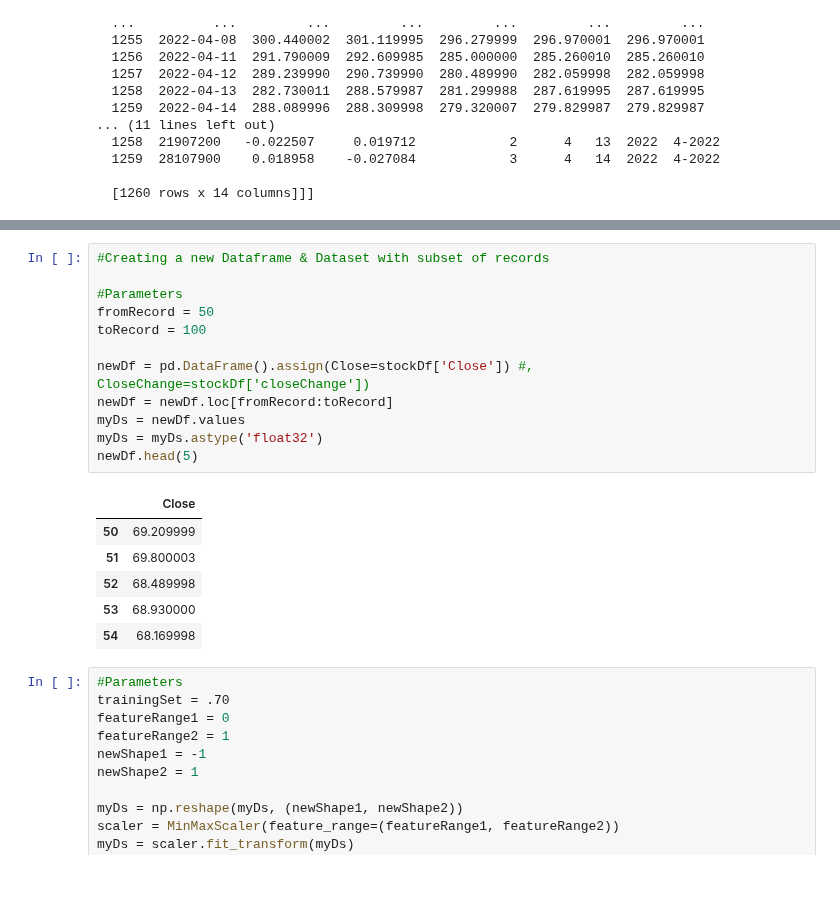
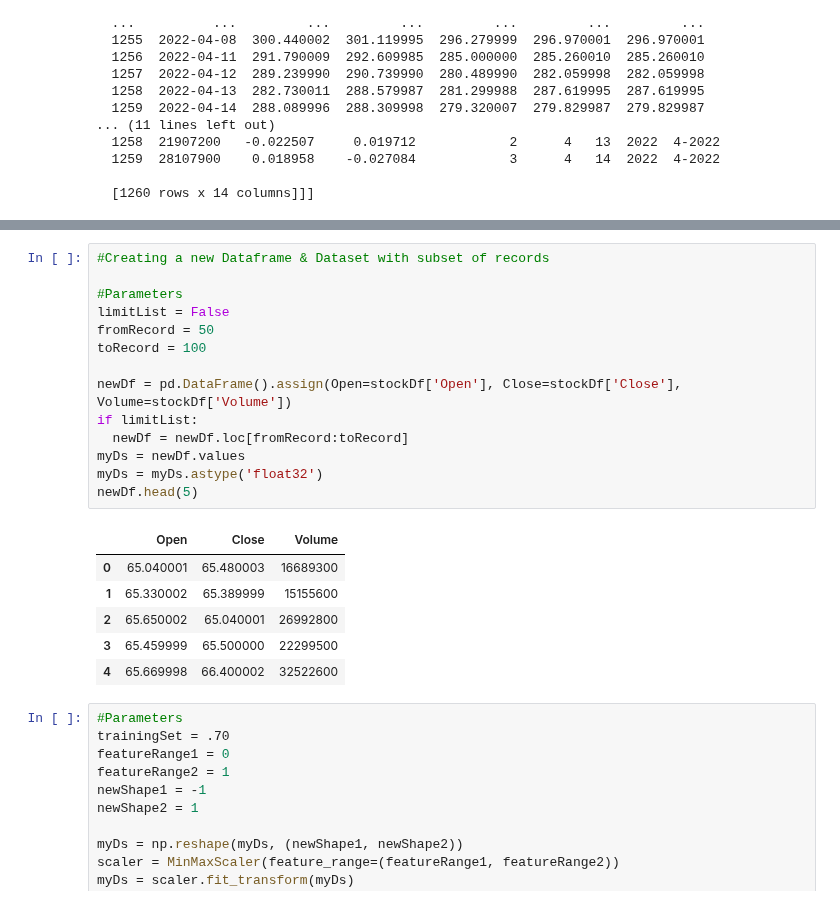
Before and after one commit to jeniferwerthman/AdvAILSTM, a Jupyter notebook: LSTMStock_FinalVersion.ipynb, the cells around one changed output, grey strips where cells are left out. Cells and saved outputs as stored; diff of their text form.

```diff
--- a/LSTMStock_FinalVersion.ipynb
+++ b/LSTMStock_FinalVersion.ipynb
@@ -127,22 +123,24 @@ open
 # %%
 #Creating a new Dataframe & Dataset with subset of records
 
 #Parameters
+limitList = False
 fromRecord = 50
 toRecord = 100
 
-newDf = pd.DataFrame().assign(Close=stockDf['Close']) #, CloseChange=stockDf['closeChange'])
-newDf = newDf.loc[fromRecord:toRecord]
+newDf = pd.DataFrame().assign(Open=stockDf['Open'], Close=stockDf['Close'], Volume=stockDf['Volume'])
+if limitList:
+  newDf = newDf.loc[fromRecord:toRecord]
 myDs = newDf.values
 myDs = myDs.astype('float32')
 newDf.head(5)
 # %% [output]
-|  | Close |
-| 50 | 69.209999 |
-| 51 | 69.800003 |
-| 52 | 68.489998 |
-| 53 | 68.930000 |
-| 54 | 68.169998 |
+|  | Open | Close | Volume |
+| 0 | 65.040001 | 65.480003 | 16689300 |
+| 1 | 65.330002 | 65.389999 | 15155600 |
+| 2 | 65.650002 | 65.040001 | 26992800 |
+| 3 | 65.459999 | 65.500000 | 22299500 |
+| 4 | 65.669998 | 66.400002 | 32522600 |
 # %%
 #Parameters
 trainingSet = .70
```
Also changed, not shown: parts of 21 cells of this notebook.
